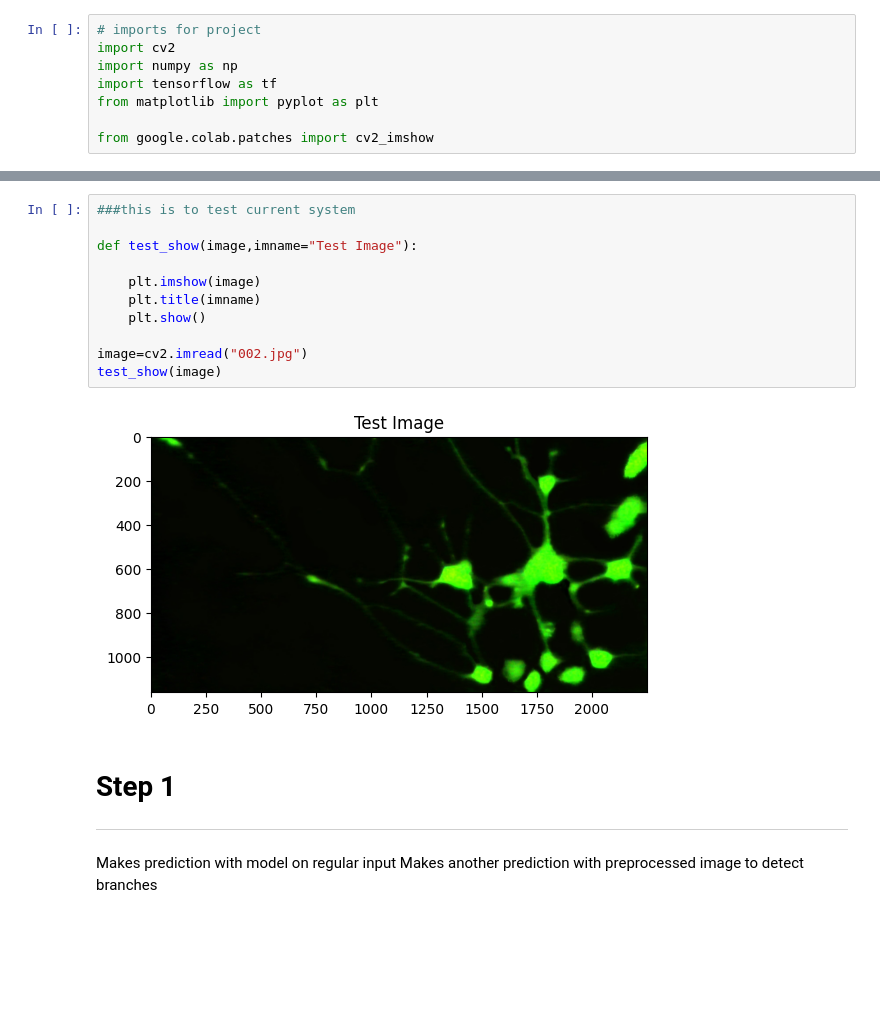
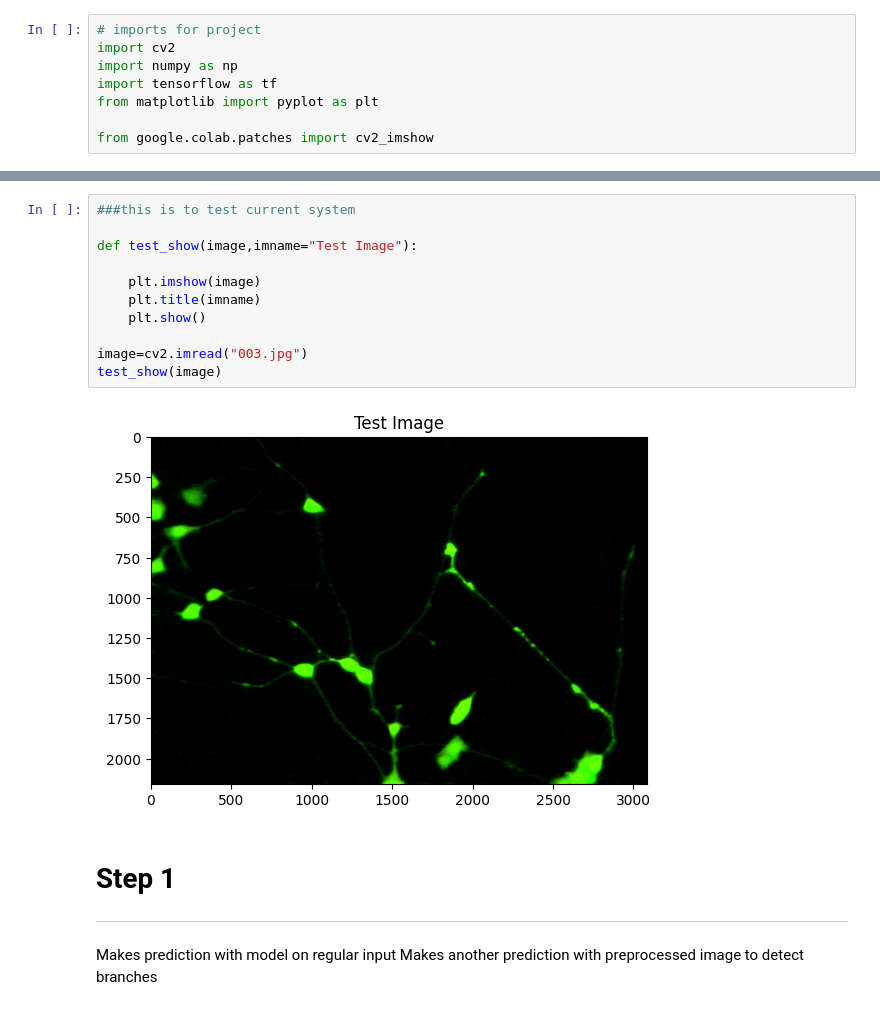
Before and after one commit to onuralpArsln/IoUScoreMaker, a Jupyter notebook: colab/pc12model.ipynb, the cells around one changed output, grey strips where cells are left out. Saved outputs shown, nothing was run; the diff lists cells and outputs as text; blank space fills up the shorter version.

```diff
--- a/colab/pc12model.ipynb
+++ b/colab/pc12model.ipynb
@@ -26,16 +48,16 @@ from google.colab.patches import cv2_imshow
 # %%
 ###this is to test current system
 
 def test_show(image,imname="Test Image"):
 
     plt.imshow(image)
     plt.title(imname)
     plt.show()
 
-image=cv2.imread("002.jpg")
+image=cv2.imread("003.jpg")
 test_show(image)
 # %% [output]
-[figure, old version]
+[figure, new version]
 # %% [markdown]
 # Step 1
 
```
Also changed, not shown: parts of 10 cells of this notebook.
